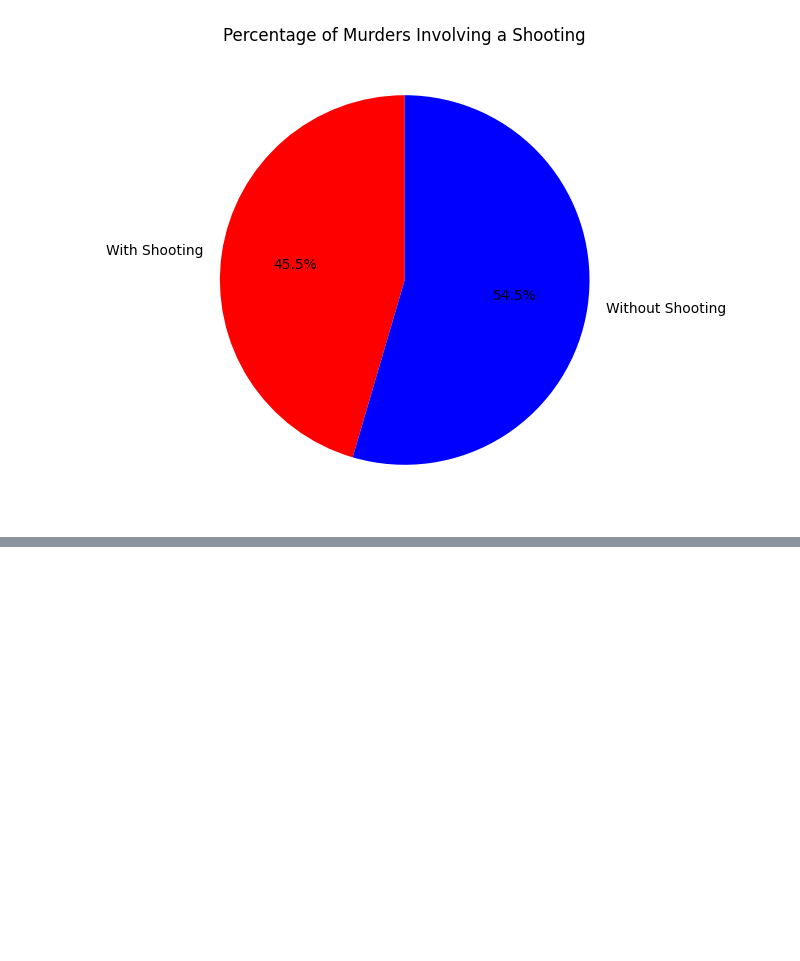
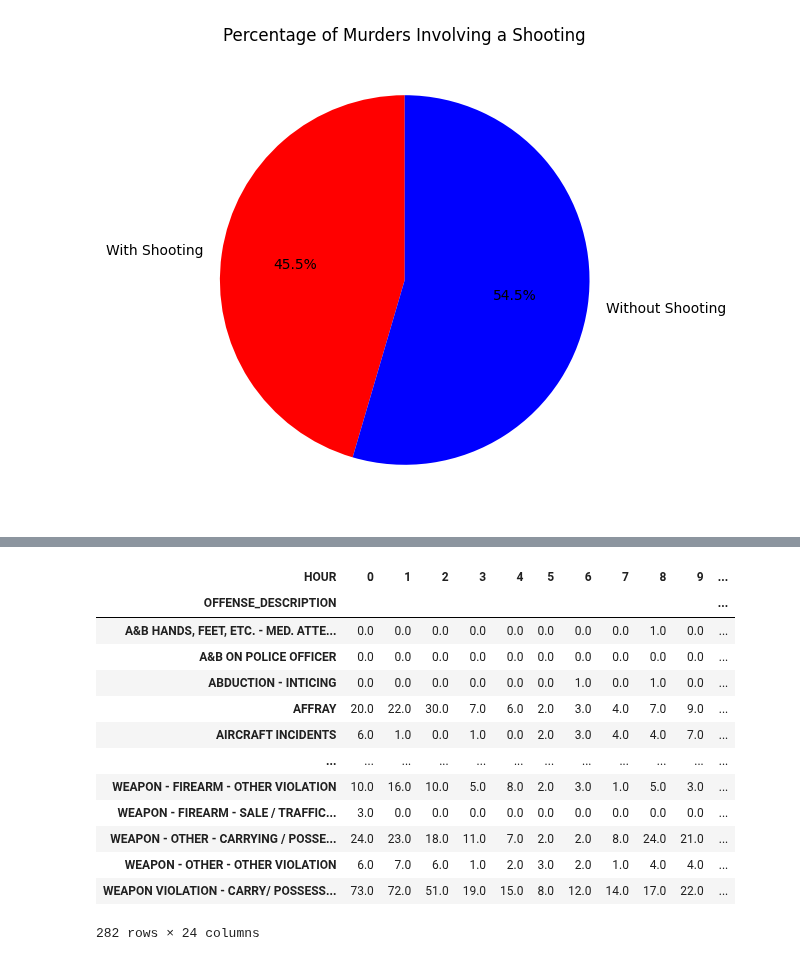
Before and after one commit to O4b1t/data-science-2024F, a Jupyter notebook: unit3/Unit3Project.ipynb, the cells around one changed output, grey strips where cells are left out. Drawn from its saved outputs; the diff is of its cells as text; code cells hidden in the pictures; blank space fills up the shorter version.

```diff
--- a/unit3/Unit3Project.ipynb
+++ b/unit3/Unit3Project.ipynb
@@ -198,0 +228,19 @@ plt.show()
+# %%
+bostonCrime['HOUR'] = bostonCrime['OCCURRED_ON_DATE'].dt.hour
+crime_by_hour = bostonCrime.groupby(['OFFENSE_DESCRIPTION', 'HOUR']).size().unstack().fillna(0)
+crime_by_hour
+# %% [output]
+| HOUR | 0 | 1 | 2 | 3 | 4 | 5 | 6 | 7 | 8 | 9 | ... |
+| OFFENSE_DESCRIPTION |  |  |  |  |  |  |  |  |  |  | ... |
+| A&B HANDS, FEET, ETC. - MED. ATTE... | 0.0 | 0.0 | 0.0 | 0.0 | 0.0 | 0.0 | 0.0 | 0.0 | 1.0 | 0.0 | ... |
+| A&B ON POLICE OFFICER | 0.0 | 0.0 | 0.0 | 0.0 | 0.0 | 0.0 | 0.0 | 0.0 | 0.0 | 0.0 | ... |
+| ABDUCTION - INTICING | 0.0 | 0.0 | 0.0 | 0.0 | 0.0 | 0.0 | 1.0 | 0.0 | 1.0 | 0.0 | ... |
+| AFFRAY | 20.0 | 22.0 | 30.0 | 7.0 | 6.0 | 2.0 | 3.0 | 4.0 | 7.0 | 9.0 | ... |
+| AIRCRAFT INCIDENTS | 6.0 | 1.0 | 0.0 | 1.0 | 0.0 | 2.0 | 3.0 | 4.0 | 4.0 | 7.0 | ... |
+| ... | ... | ... | ... | ... | ... | ... | ... | ... | ... | ... | ... |
+| WEAPON - FIREARM - OTHER VIOLATION | 10.0 | 16.0 | 10.0 | 5.0 | 8.0 | 2.0 | 3.0 | 1.0 | 5.0 | 3.0 | ... |
+| WEAPON - FIREARM - SALE / TRAFFIC... | 3.0 | 0.0 | 0.0 | 0.0 | 0.0 | 0.0 | 0.0 | 0.0 | 0.0 | 0.0 | ... |
+| WEAPON - OTHER - CARRYING / POSSE... | 24.0 | 23.0 | 18.0 | 11.0 | 7.0 | 2.0 | 2.0 | 8.0 | 24.0 | 21.0 | ... |
+| WEAPON - OTHER - OTHER VIOLATION | 6.0 | 7.0 | 6.0 | 1.0 | 2.0 | 3.0 | 2.0 | 1.0 | 4.0 | 4.0 | ... |
+| WEAPON VIOLATION - CARRY/ POSSESS... | 73.0 | 72.0 | 51.0 | 19.0 | 15.0 | 8.0 | 12.0 | 14.0 | 17.0 | 22.0 | ... |
+282 rows × 24 columns
```
Also changed, not shown: parts of 4 cells of this notebook.
